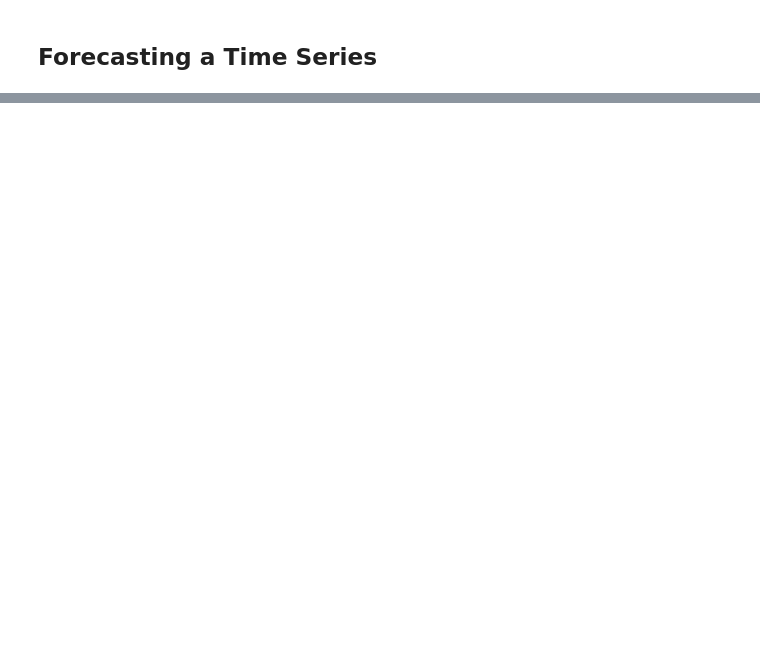
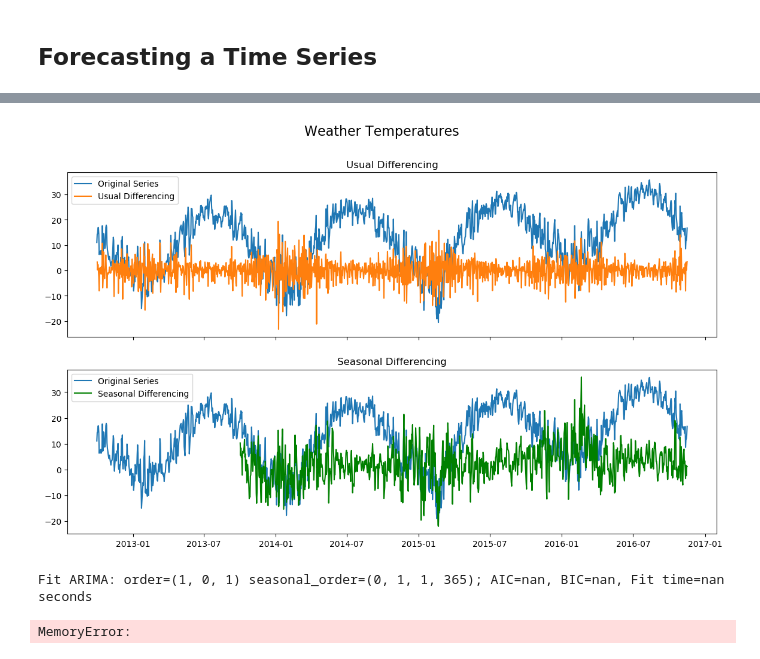
Before and after one commit to hjort/ai-labs, a Jupyter notebook: kaggle/serpro-weather/Weather - 4 Previsão de Valores com StatsModels.ipynb, the cells around one changed output, grey strips where cells are left out. Saved outputs shown, nothing was run; the diff lists cells and outputs as text; code cells hidden in the pictures; blank space fills up the shorter version.

Commit message:
Serpro - Weather

```diff
--- a/kaggle/serpro-weather/Weather - 4 Previsão de Valores com StatsModels.ipynb
+++ b/kaggle/serpro-weather/Weather - 4 Previsão de Valores com StatsModels.ipynb
@@ -609,0 +305,36 @@ rmsle(data3.yhat + 273.15, data3.y + 273.15)
+# %%
+# Plot
+fig, axes = plt.subplots(2, 1, figsize=(14,8), dpi=100, sharex=True)
+
+# Usual Differencing
+axes[0].plot(ts, label='Original Series')
+axes[0].plot(ts.diff(1), label='Usual Differencing')
+axes[0].set_title('Usual Differencing')
+axes[0].legend(loc='upper left', fontsize=10)
+
+# Seasinal Dei
+axes[1].plot(ts, label='Original Series')
+axes[1].plot(ts.diff(365), label='Seasonal Differencing', color='green')
+axes[1].set_title('Seasonal Differencing')
+plt.legend(loc='upper left', fontsize=10)
+plt.suptitle('Weather Temperatures', fontsize=16)
+plt.show()
+# %% [output]
+[figure, added]
+# %%
+from pmdarima import auto_arima
+
+# Seasonal - fit stepwise auto-ARIMA
+smodel = auto_arima(data, start_p=1, start_q=1,
+                         test='adf',
+                         max_p=3, max_q=3, m=365,
+                         start_P=0, seasonal=True,
+                         d=None, D=1, trace=True,
+                         error_action='ignore',
+                         suppress_warnings=True,
+                         stepwise=True)
+
+smodel.summary()
+# %% [output]
+Fit ARIMA: order=(1, 0, 1) seasonal_order=(0, 1, 1, 365); AIC=nan, BIC=nan, Fit time=nan seconds
+MemoryError:
```
Also changed, not shown: parts of 46 cells of this notebook, 5 other files.
